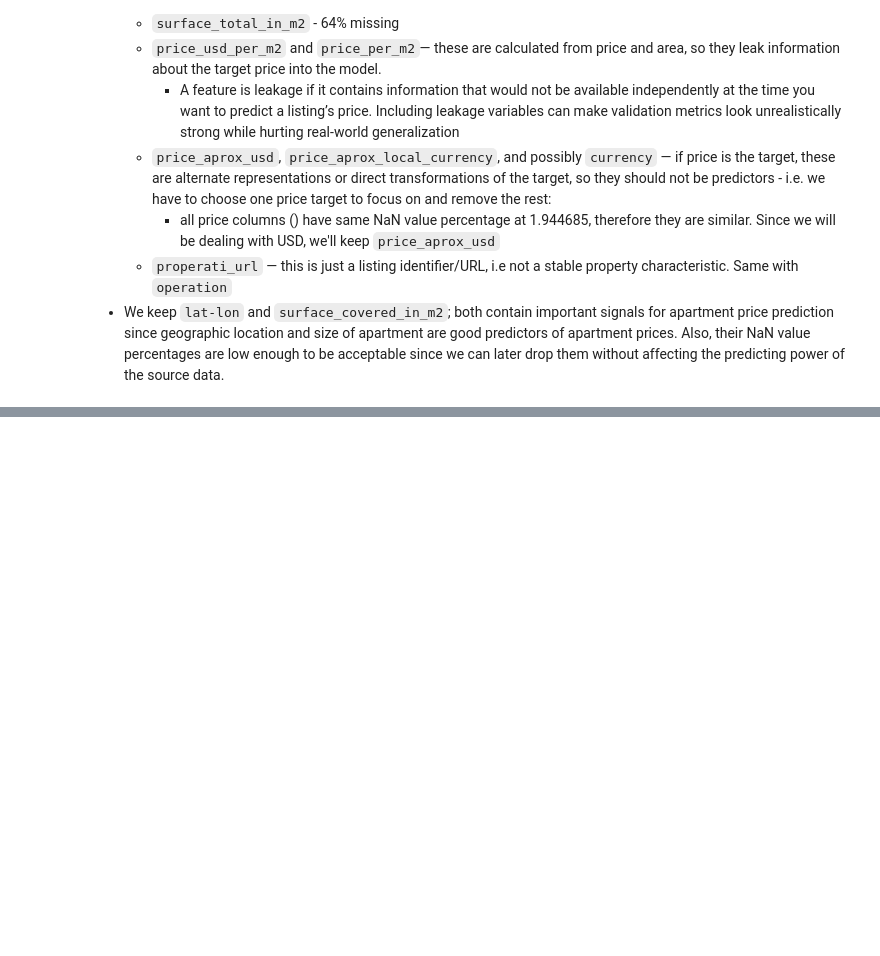
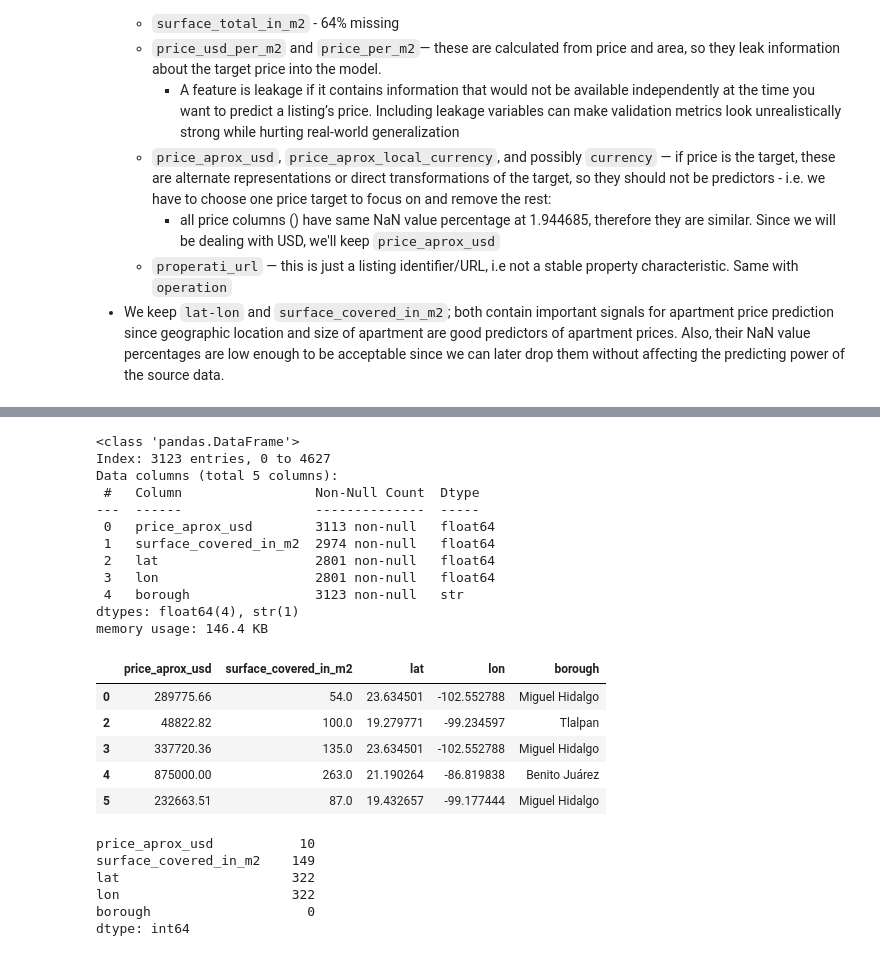
Before and after one commit to DominicNyabuto/Data-Science-Machine-Learning-Projects-, a Jupyter notebook: Project-1/notebook.ipynb, the cells around one changed output, grey strips where cells are left out. Drawn from its saved outputs; the diff is of its cells as text; code cells hidden in the pictures; blank space fills up the shorter version.

```diff
--- a/Project-1/notebook.ipynb
+++ b/Project-1/notebook.ipynb
@@ -183,0 +210,33 @@ df1.head()
+# %%
+df1.info()
+df1.head()
+# %% [output]
+<class 'pandas.DataFrame'>
+Index: 3123 entries, 0 to 4627
+Data columns (total 5 columns):
+ #   Column                 Non-Null Count  Dtype
+---  ------                 --------------  -----
+ 0   price_aprox_usd        3113 non-null   float64
+ 1   surface_covered_in_m2  2974 non-null   float64
+ 2   lat                    2801 non-null   float64
+ 3   lon                    2801 non-null   float64
+ 4   borough                3123 non-null   str
+dtypes: float64(4), str(1)
+memory usage: 146.4 KB
+|  | price_aprox_usd | surface_covered_in_m2 | lat | lon | borough |
+| 0 | 289775.66 | 54.0 | 23.634501 | -102.552788 | Miguel Hidalgo |
+| 2 | 48822.82 | 100.0 | 19.279771 | -99.234597 | Tlalpan |
+| 3 | 337720.36 | 135.0 | 23.634501 | -102.552788 | Miguel Hidalgo |
+| 4 | 875000.00 | 263.0 | 21.190264 | -86.819838 | Benito Juárez |
+| 5 | 232663.51 | 87.0 | 19.432657 | -99.177444 | Miguel Hidalgo |
+# %%
+# Check for remaining sum of NaN values
+
+df1.isnull().sum()
+# %% [output]
+price_aprox_usd           10
+surface_covered_in_m2    149
+lat                      322
+lon                      322
+borough                    0
+dtype: int64
```
Also changed, not shown: parts of 20 cells of this notebook, 1 other file.
